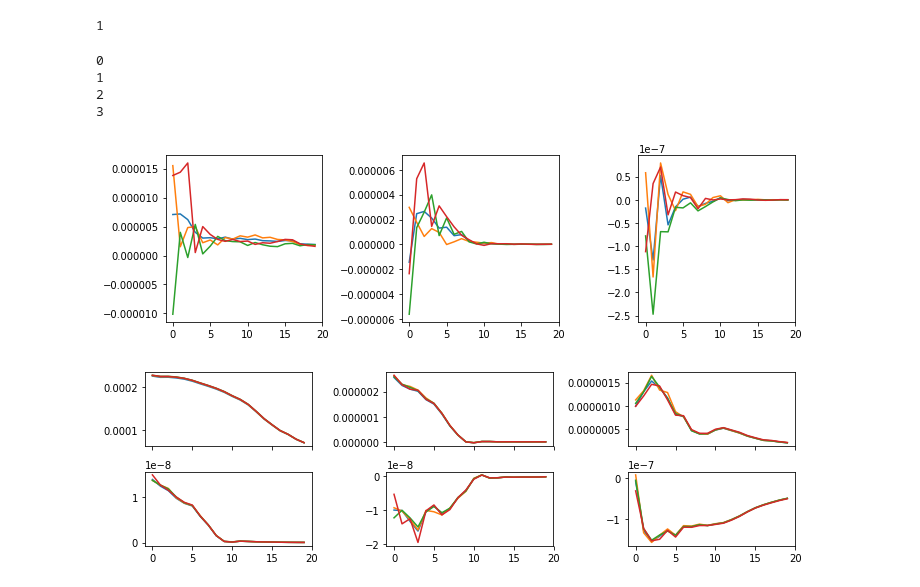
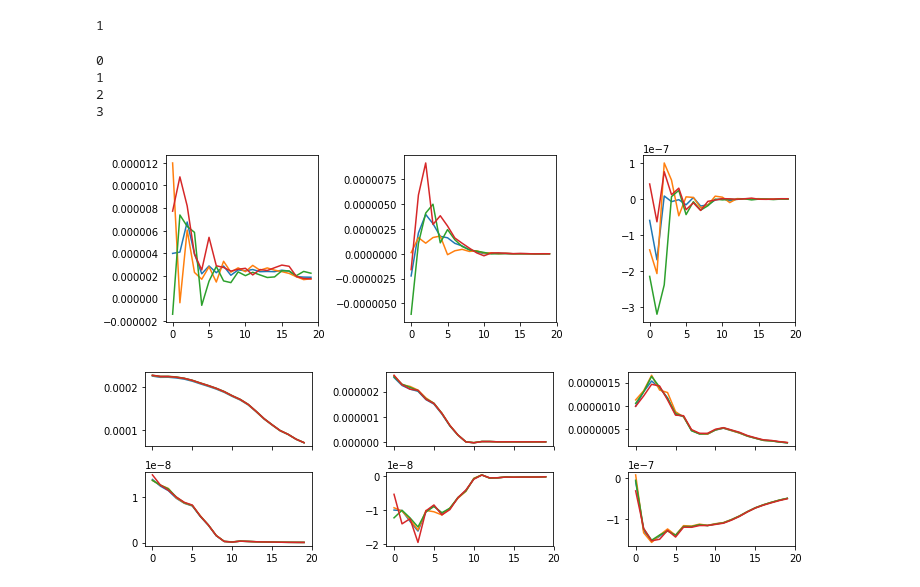
Before and after one commit to des-science/Y3_shearcat_tests, a Jupyter notebook: alpha-beta-eta-test/code_marco_ABE/plot_results.ipynb, the cells around one changed output. Saved outputs shown, nothing was run; the diff lists cells and outputs as text; code cells hidden in the pictures.

```diff
--- a/alpha-beta-eta-test/code_marco_ABE/plot_results.ipynb
+++ b/alpha-beta-eta-test/code_marco_ABE/plot_results.ipynb
@@ -1415,36 +1415,36 @@ ax[0].plot(dvp[0])
 # check on them
 fig, ax = plt.subplots(1,3,sharex = True, figsize=(10,3))
 rrsF=["p","q","w"]
-SW = True
+SW = False
 if SW:
     rrs=["p","q","w"]
 else:
     rrs=["p_sw","q_sw","w_sw"]
 Arrs=["p","q","w"]
 xx = 1
 path = '/global/cscratch1/sd/mgatti/Cosmic_shear/output_ABE_mastercat_04_20/final/'
 
 hh=0
 ataus = dict()
 for hh in range(4):
     print hh
     for hg,rr in enumerate(rrs):
         tpv = []
         tmv = []
         tp = []
         tm = []
 
         # NO mean subtraction
         pathu = path+'/_{0}/y3__4thrun__{1}__4thrun__withweight'.format(hh,rr)
         muteaa = load_obj(pathu)
         #print (muteaa['high']["xip"])#/R[hh])
         ax[hg].plot(muteaa['high']["xip"])
 # %% [output]
 0
 1
 2
 3
-[figure, old version]
+[figure, new version]
 # %%
 FLASK = False
 SW = True
```
Also changed, not shown: parts of 1 cell of this notebook.
